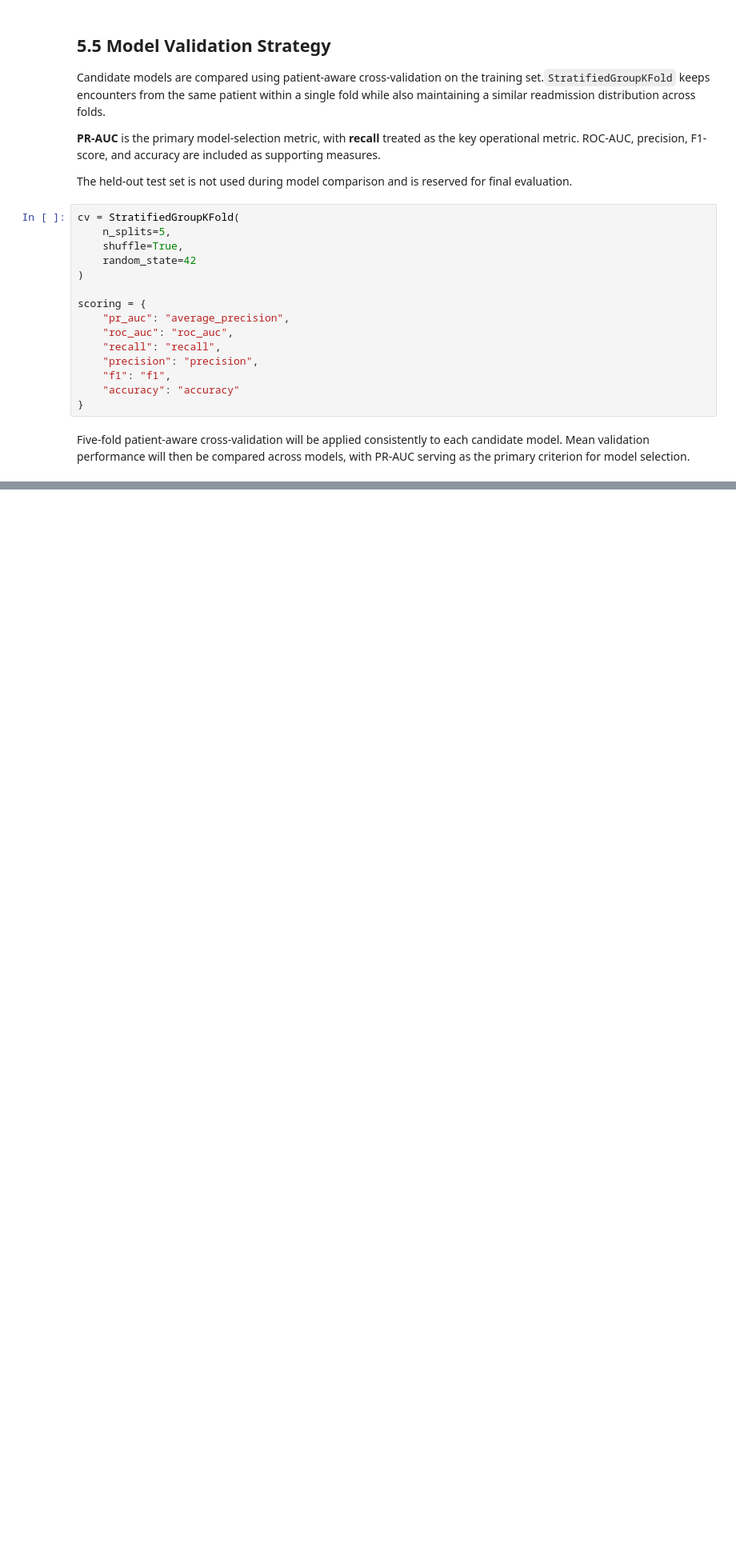
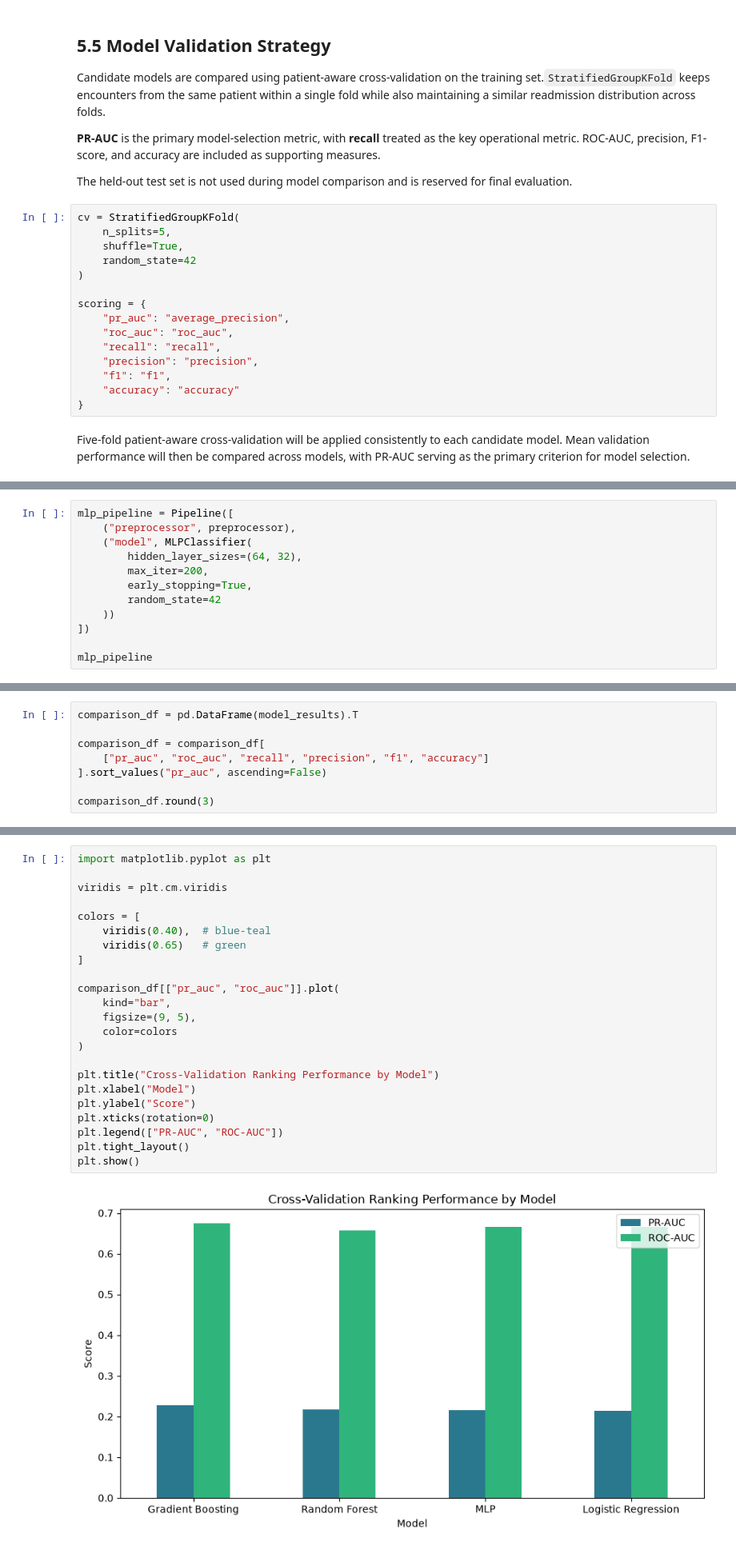
Before and after one commit to byegond-beep/hospital-readmission-resource-allocation-analytics, a Jupyter notebook: notebooks/05_model_development.ipynb, the cells around one changed output, grey strips where cells are left out. Shown at 80% size. Drawn from its saved outputs; the diff is of its cells as text; blank space fills up the shorter version.

Commit message:
modeling and data update

```diff
--- a/notebooks/05_model_development.ipynb
+++ b/notebooks/05_model_development.ipynb
@@ -169,0 +417,12 @@ Five-fold patient-aware cross-validation will be applied consistently to each ca
+# %%
+mlp_pipeline = Pipeline([
+    ("preprocessor", preprocessor),
+    ("model", MLPClassifier(
+        hidden_layer_sizes=(64, 32),
+        max_iter=200,
+        early_stopping=True,
+        random_state=42
+    ))
+])
+
+mlp_pipeline
@@ -169,0 +494,8 @@ Five-fold patient-aware cross-validation will be applied consistently to each ca
+# %%
+comparison_df = pd.DataFrame(model_results).T
+
+comparison_df = comparison_df[
+    ["pr_auc", "roc_auc", "recall", "precision", "f1", "accuracy"]
+].sort_values("pr_auc", ascending=False)
+
+comparison_df.round(3)
@@ -169,0 +512,25 @@ Five-fold patient-aware cross-validation will be applied consistently to each ca
+# %%
+import matplotlib.pyplot as plt
+
+viridis = plt.cm.viridis
+
+colors = [
+    viridis(0.40),  # blue-teal
+    viridis(0.65)   # green
+]
+
+comparison_df[["pr_auc", "roc_auc"]].plot(
+    kind="bar",
+    figsize=(9, 5),
+    color=colors
+)
+
+plt.title("Cross-Validation Ranking Performance by Model")
+plt.xlabel("Model")
+plt.ylabel("Score")
+plt.xticks(rotation=0)
+plt.legend(["PR-AUC", "ROC-AUC"])
+plt.tight_layout()
+plt.show()
+# %% [output]
+[figure, added]
```
Also changed, not shown: parts of 31 cells of this notebook, 1 other file.
